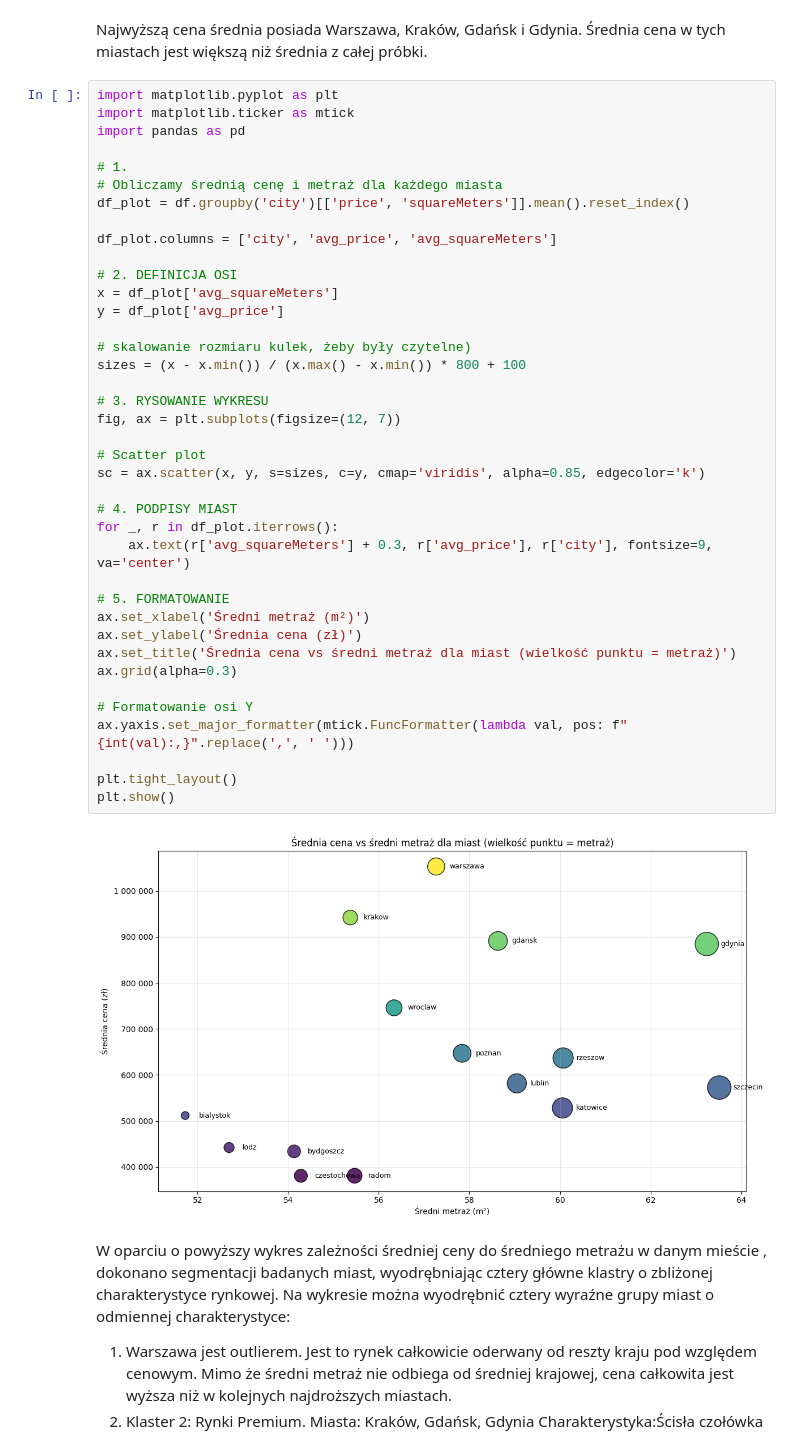
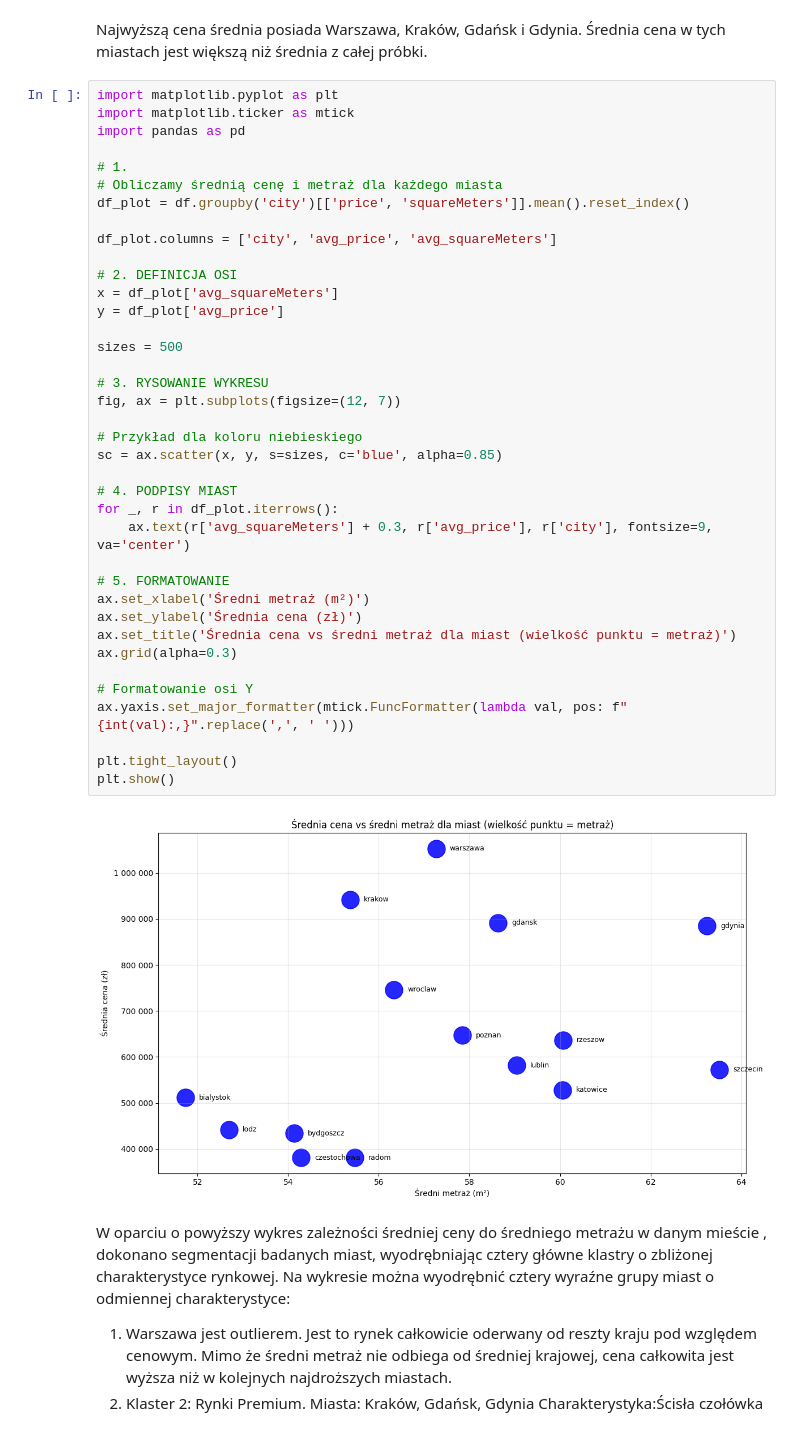
Before and after one commit to majadoris778/Analiza-Danych-R-i-Python-Grupa-Wsparcie-Projektowe, a Jupyter notebook: Projekt.ipynb, the cells around one changed output. Drawn from its saved outputs; the diff is of its cells as text.

```diff
--- a/Projekt.ipynb
+++ b/Projekt.ipynb
@@ -196,38 +198,37 @@ import pandas as pd
 # Obliczamy średnią cenę i metraż dla każdego miasta
 df_plot = df.groupby('city')[['price', 'squareMeters']].mean().reset_index()
 
 df_plot.columns = ['city', 'avg_price', 'avg_squareMeters']
 
 # 2. DEFINICJA OSI
 x = df_plot['avg_squareMeters']
 y = df_plot['avg_price']
 
-# skalowanie rozmiaru kulek, żeby były czytelne)
-sizes = (x - x.min()) / (x.max() - x.min()) * 800 + 100
+sizes = 500
 
 # 3. RYSOWANIE WYKRESU
 fig, ax = plt.subplots(figsize=(12, 7))
 
-# Scatter plot
-sc = ax.scatter(x, y, s=sizes, c=y, cmap='viridis', alpha=0.85, edgecolor='k')
+# Przykład dla koloru niebieskiego
+sc = ax.scatter(x, y, s=sizes, c='blue', alpha=0.85)
 
 # 4. PODPISY MIAST
 for _, r in df_plot.iterrows():
     ax.text(r['avg_squareMeters'] + 0.3, r['avg_price'], r['city'], fontsize=9, va='center')
 
 # 5. FORMATOWANIE
 ax.set_xlabel('Średni metraż (m²)')
 ax.set_ylabel('Średnia cena (zł)')
 ax.set_title('Średnia cena vs średni metraż dla miast (wielkość punktu = metraż)')
 ax.grid(alpha=0.3)
 
 # Formatowanie osi Y
 ax.yaxis.set_major_formatter(mtick.FuncFormatter(lambda val, pos: f"{int(val):,}".replace(',', ' ')))
 
 plt.tight_layout()
 plt.show()
 # %% [output]
-[figure, old version]
+[figure, new version]
 # %% [markdown]
 W oparciu o powyższy wykres zależności średniej ceny do średniego metrażu w danym mieście , dokonano segmentacji badanych miast, wyodrębniając cztery główne klastry o zbliżonej charakterystyce rynkowej.
 Na wykresie można wyodrębnić cztery wyraźne grupy miast o odmiennej charakterystyce:
```
Also changed, not shown: parts of 3 cells of this notebook.
